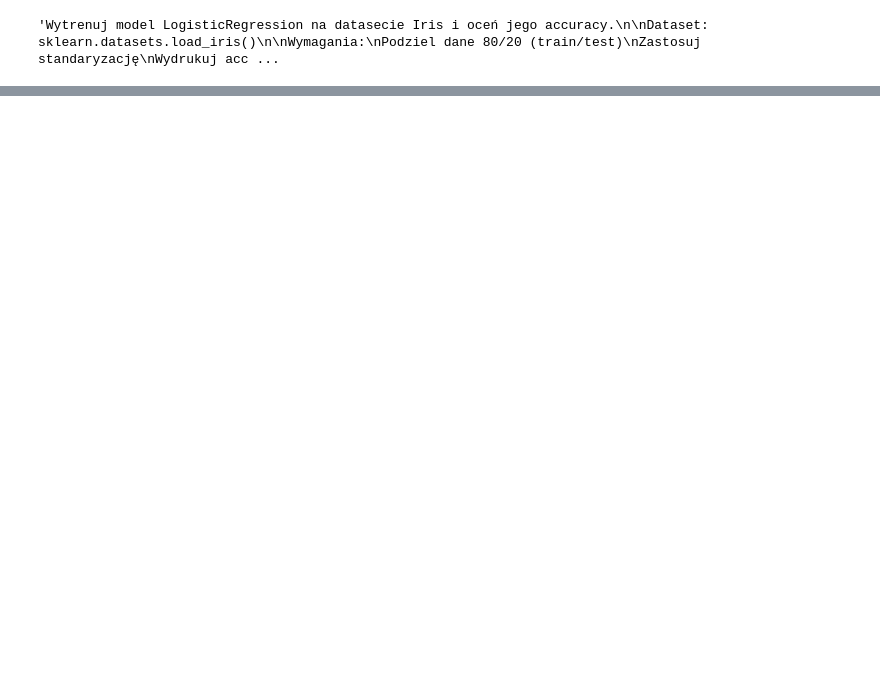
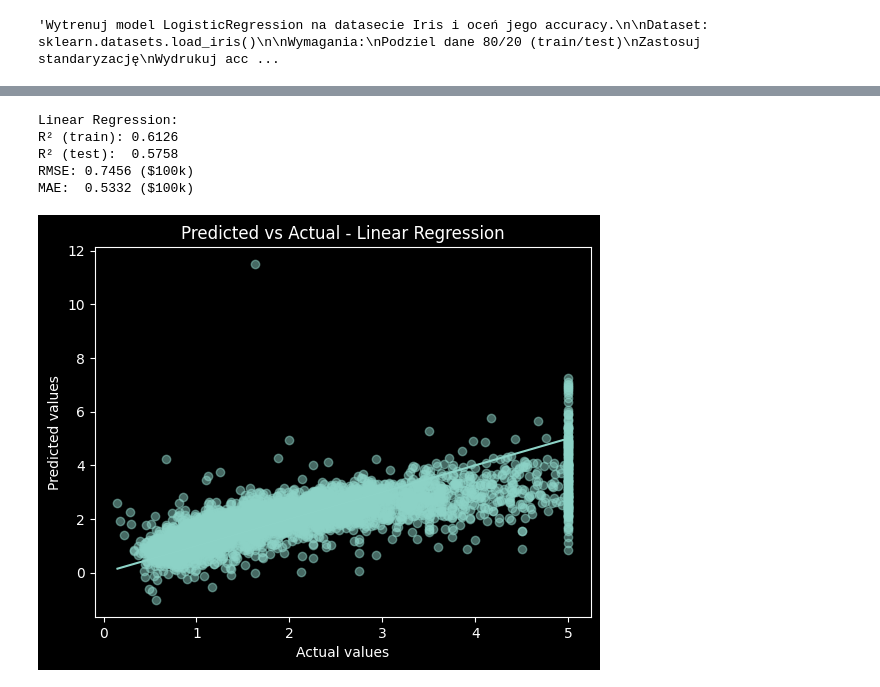
Before and after one commit to WojciechWys/ds-learning, a Jupyter notebook: 18. Wprowadzenie do ML i typy uczenia/Zadania.ipynb, the cells around one changed output, grey strips where cells are left out. Cells and saved outputs as stored; diff of their text form; code cells hidden in the pictures; blank space fills up the shorter version.

```diff
--- a/18. Wprowadzenie do ML i typy uczenia/Zadania.ipynb
+++ b/18. Wprowadzenie do ML i typy uczenia/Zadania.ipynb
@@ -52,13 +98,68 @@ Wydrukuj wyniki w formie tabeli
 # %%
-# Zadanie 3 - Confusion Matrix
+# Zadanie 4 - Regresja liniowa
 
 """
-Dla klasyfikacji binarnej na Breast Cancer dataset, stwórz i zwizualizuj confusion matrix.
+Przeprowadź regresję liniową na California Housing i oceń R².
+Dataset: sklearn.datasets.fetch_california_housing()
+Wymagania:
+Standaryzacja cech
+Oblicz RMSE i R²
+Scatter plot: predicted vs actual
+"""
 
-Dataset: sklearn.datasets.load_breast_cancer()
+import numpy as np
+import pandas as pd
+import matplotlib.pyplot as plt
+from sklearn.datasets import fetch_california_housing
+from sklearn.model_selection import train_test_split
+from sklearn.preprocessing import StandardScaler
+from sklearn.linear_model import LinearRegression
+from sklearn.metrics import mean_squared_error, mean_absolute_error, r2_score
 
-Wymagania
-Użyj Random Forest
-Heatmap confusion matrix z annotacjami
-Oblicz precision, recall, F1
-"""
+housing = fetch_california_housing()
+X = pd.DataFrame(housing.data, columns=housing.feature_names)
+y = housing.target
+
+X_train, X_test, y_train, y_test = train_test_split(
+    X, y,
+    test_size=0.2,
+    random_state=42
+)
+
+scaler = StandardScaler()
+X_train_scaled = scaler.fit_transform(X_train)
+X_test_scaled = scaler.transform(X_test)
+
+model = LinearRegression()
+model.fit(X_train_scaled, y_train)
+
+y_pred_train = model.predict(X_train_scaled)
+y_pred_test = model.predict(X_test_scaled)
+
+mse = mean_squared_error(y_test, y_pred_test)
+rmse = np.sqrt(mse)
+mae = mean_absolute_error(y_test, y_pred_test)
+r2 = r2_score(y_test, y_pred_test)
+r2_train = r2_score(y_train, y_pred_train)
+
+print("\nLinear Regression:")
+print(f"R² (train): {r2_train:.4f}")
+print(f"R² (test):  {r2:.4f}")
+print(f"RMSE: {rmse:.4f} ($100k)")
+print(f"MAE:  {mae:.4f} ($100k)")
+
+plt.figure()
+plt.scatter(y_test, y_pred_test, alpha=0.5)
+plt.xlabel("Actual values")
+plt.ylabel("Predicted values")
+plt.title("Predicted vs Actual - Linear Regression")
+plt.plot([y_test.min(), y_test.max()],
+         [y_test.min(), y_test.max()])
+plt.show()
+# %% [output]
+Linear Regression:
+R² (train): 0.6126
+R² (test):  0.5758
+RMSE: 0.7456 ($100k)
+MAE:  0.5332 ($100k)
+[figure, added]
```
Also changed, not shown: parts of 2 cells of this notebook.
